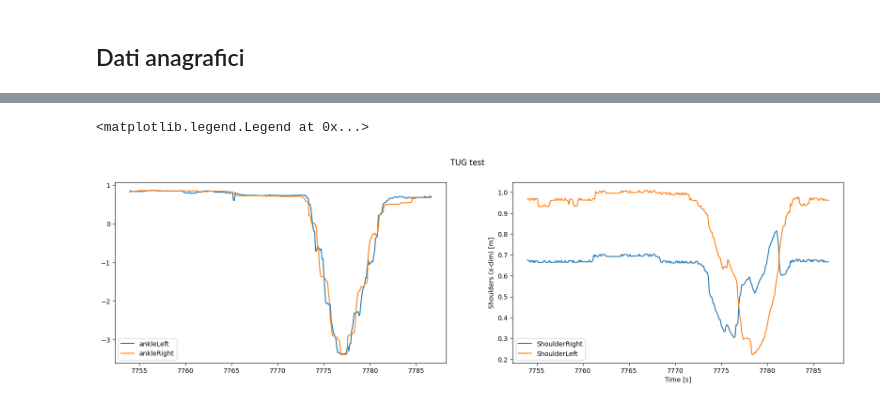
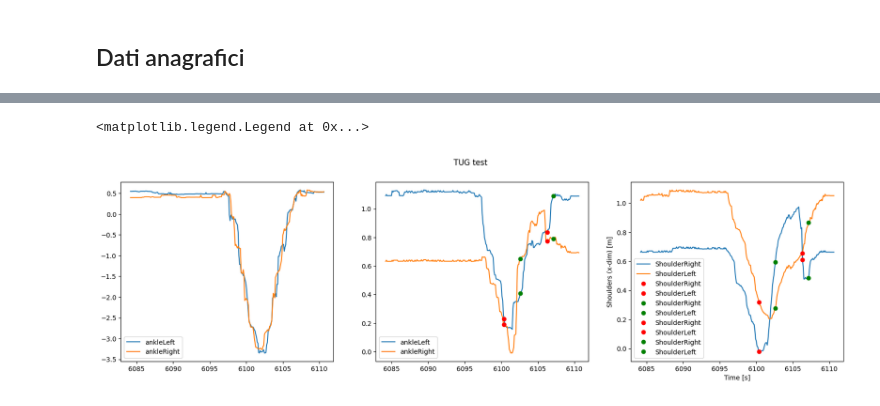
Before and after one commit to CarmelaCalabrese/assistive-rehab, a Jupyter notebook: report/main_gen_report.ipynb, the cells around one changed output, grey strips where cells are left out. Saved outputs shown, nothing was run; the diff lists cells and outputs as text; code cells hidden in the pictures.

```diff
--- a/report/main_gen_report.ipynb
+++ b/report/main_gen_report.ipynb
@@ -203,18 +211,39 @@ axs[1].set(xlabel='Time [s]', ylabel='Shoulder/hip center (z-dim) [m]')
-# %%
-fig, axs = plt.subplots(1,2,figsize=(20, 5))
-fig.suptitle('TUG test')
-axs[0].plot(time[0][:align_len-1], ankleLeft[:align_len-1,1], label ='ankleLeft')
-axs[0].plot(time[0][:align_len-1], ankleRight[:align_len-1,1], label ='ankleRight')
-axs[0].legend()
-
-
-axs[1].plot(time[0][:align_len-1], shoulderRight[:align_len-1,0], label ='ShoulderRight')
-axs[1].plot(time[0][:align_len-1], shoulderLeft[:align_len-1,0], label ='ShoulderLeft')
-axs[1].set(xlabel='Time [s]', ylabel='Shoulders (x-dim) [m]')
-axs[1].legend()
-# %% [output]
-<matplotlib.legend.Legend at 0x...>
-[figure, removed]
+# %%
+fig, axs = plt.subplots(1,3,figsize=(20, 5))
+fig.suptitle('TUG test')
+axs[0].plot(time[0][:align_len-1], ankleLeft[:align_len-1,1], label ='ankleLeft')
+axs[0].plot(time[0][:align_len-1], ankleRight[:align_len-1,1], label ='ankleRight')
+axs[0].legend()
+
+axs[1].plot(time[0][:align_len-1], ankleLeft[:align_len-1,0], label ='ankleLeft')
+axs[1].plot(time[0][:align_len-1], ankleRight[:align_len-1,0], label ='ankleRight')
+axs[1].legend()
+axs[1].plot(time[0][fin_wf_idx], ankleLeft[fin_wf_idx,0], 'ro', label ='ankleLeft')
+axs[1].plot(time[0][fin_wf_idx], ankleRight[fin_wf_idx,0], 'ro', label ='ankleRight')
+axs[1].plot(time[0][fin_turn1_idx], ankleLeft[fin_turn1_idx,0], 'go',  label ='ankleLeft')
+axs[1].plot(time[0][fin_turn1_idx], ankleRight[fin_turn1_idx,0], 'go', label ='ankleRight')
+axs[1].plot(time[0][fin_wb_idx], ankleLeft[fin_wb_idx,0], 'ro', label ='ankleLeft')
+axs[1].plot(time[0][fin_wb_idx], ankleRight[fin_wb_idx,0], 'ro', label ='ankleRight')
+axs[1].plot(time[0][fin_turn2_idx], ankleLeft[fin_turn2_idx,0], 'go',  label ='ankleLeft')
+axs[1].plot(time[0][fin_turn2_idx], ankleRight[fin_turn2_idx,0], 'go', label ='ankleRight')
+
+
+axs[2].plot(time[0][:align_len-1], shoulderRight[:align_len-1,0], label ='ShoulderRight')
+axs[2].plot(time[0][:align_len-1], shoulderLeft[:align_len-1,0], label ='ShoulderLeft')
+axs[2].plot(time[0][fin_wf_idx], shoulderRight[fin_wf_idx,0], 'ro', label ='ShoulderRight')
+axs[2].plot(time[0][fin_wf_idx], shoulderLeft[fin_wf_idx,0], 'ro', label ='ShoulderLeft')
+axs[2].plot(time[0][fin_turn1_idx], shoulderRight[fin_turn1_idx,0], 'go',  label ='ShoulderRight')
+axs[2].plot(time[0][fin_turn1_idx], shoulderLeft[fin_turn1_idx,0], 'go', label ='ShoulderLeft')
+axs[2].plot(time[0][fin_wb_idx], shoulderRight[fin_wb_idx,0], 'ro', label ='ShoulderRight')
+axs[2].plot(time[0][fin_wb_idx], shoulderLeft[fin_wb_idx,0], 'ro', label ='ShoulderLeft')
+axs[2].plot(time[0][fin_turn2_idx], shoulderRight[fin_turn2_idx,0], 'go',  label ='ShoulderRight')
+axs[2].plot(time[0][fin_turn2_idx], shoulderLeft[fin_turn2_idx,0], 'go', label ='ShoulderLeft')
+
+axs[2].set(xlabel='Time [s]', ylabel='Shoulders (x-dim) [m]')
+axs[2].legend()
+# %% [output]
+<matplotlib.legend.Legend at 0x...>
+[figure, added]
 # %%
 fig, axs = plt.subplots(1,3,figsize=(20, 5))
 fig.suptitle('TUG test')
```
Also changed, not shown: parts of 8 cells of this notebook, 2 other files.
